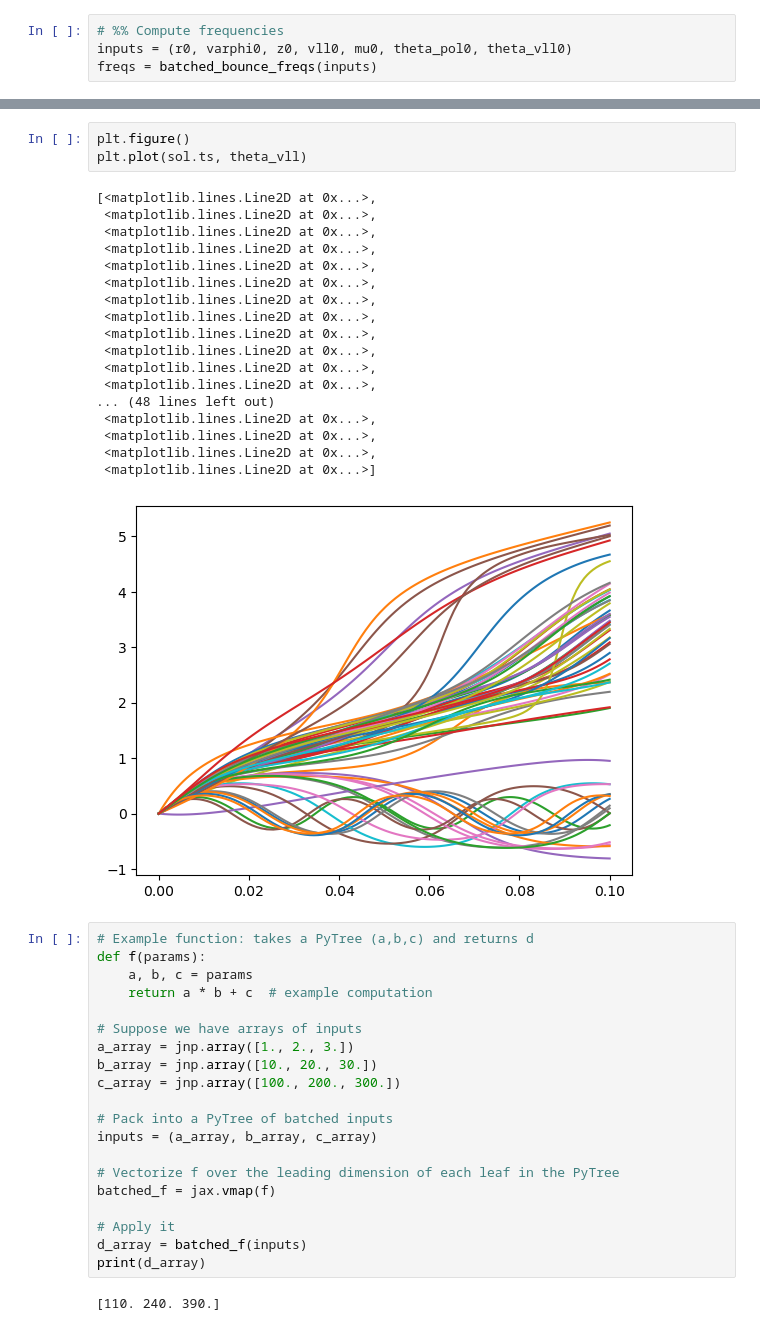
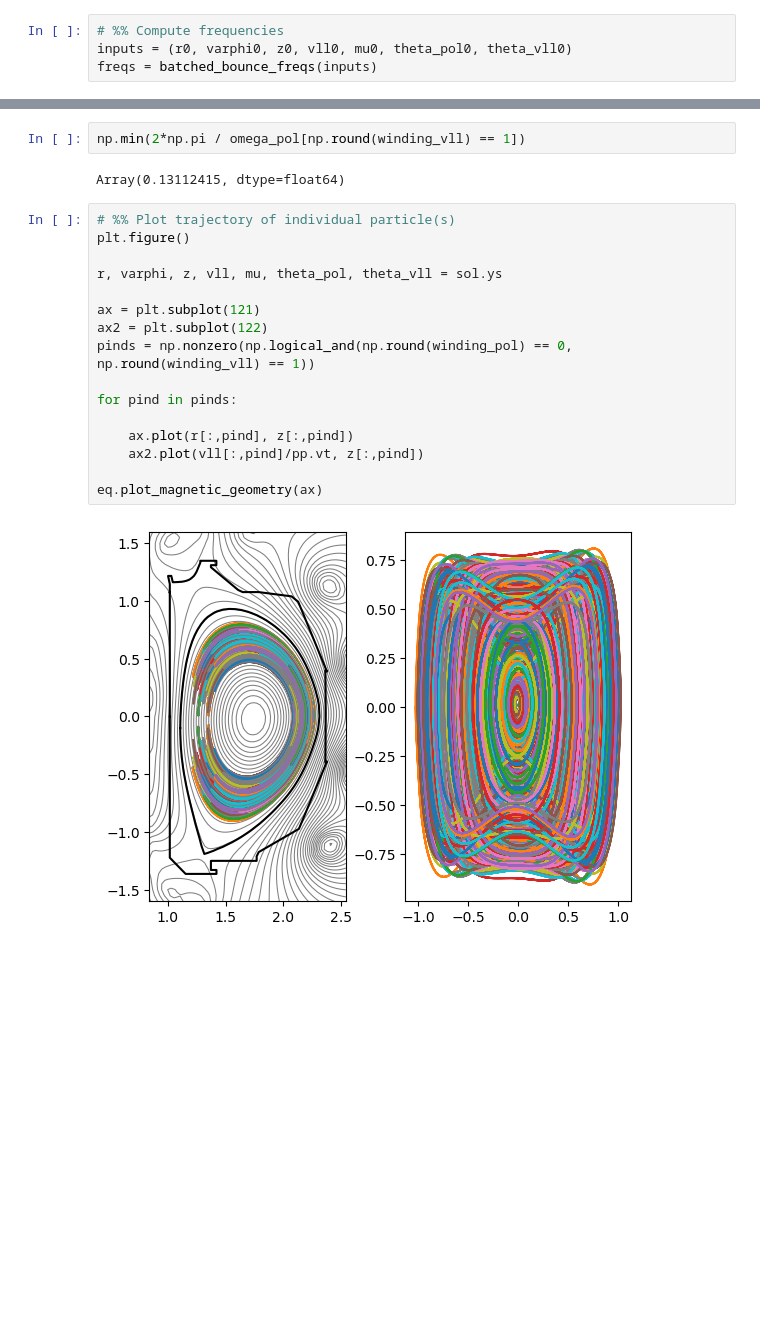
Before and after one commit to Maplenormandy/c1lgkt-jax, a Jupyter notebook: bin/diffrax_scratch.ipynb, the cells around one changed output, grey strips where cells are left out. Cells and saved outputs as stored; diff of their text form; blank space fills up the shorter version.

Commit message:
Clean implementation of GeometryHandler

```diff
--- a/bin/diffrax_scratch.ipynb
+++ b/bin/diffrax_scratch.ipynb
@@ -171,44 +179,22 @@ plt.quiver(r0[filter], vll0[filter], omega_tor[filter] / jnp.std(omega_tor[filte
-# %%
-plt.figure()
-plt.plot(sol.ts, theta_vll)
-# %% [output]
-[<matplotlib.lines.Line2D at 0x...>,
- <matplotlib.lines.Line2D at 0x...>,
- <matplotlib.lines.Line2D at 0x...>,
- <matplotlib.lines.Line2D at 0x...>,
- <matplotlib.lines.Line2D at 0x...>,
- <matplotlib.lines.Line2D at 0x...>,
- <matplotlib.lines.Line2D at 0x...>,
- <matplotlib.lines.Line2D at 0x...>,
- <matplotlib.lines.Line2D at 0x...>,
- <matplotlib.lines.Line2D at 0x...>,
- <matplotlib.lines.Line2D at 0x...>,
- <matplotlib.lines.Line2D at 0x...>,
-... (48 lines left out)
- <matplotlib.lines.Line2D at 0x...>,
- <matplotlib.lines.Line2D at 0x...>,
- <matplotlib.lines.Line2D at 0x...>,
- <matplotlib.lines.Line2D at 0x...>]
-[figure, removed]
-# %%
-# Example function: takes a PyTree (a,b,c) and returns d
-def f(params):
-    a, b, c = params
-    return a * b + c  # example computation
-
-# Suppose we have arrays of inputs
-a_array = jnp.array([1., 2., 3.])
-b_array = jnp.array([10., 20., 30.])
-c_array = jnp.array([100., 200., 300.])
-
-# Pack into a PyTree of batched inputs
-inputs = (a_array, b_array, c_array)
-
-# Vectorize f over the leading dimension of each leaf in the PyTree
-batched_f = jax.vmap(f)
-
-# Apply it
-d_array = batched_f(inputs)
-print(d_array)
-# %% [output]
-[110. 240. 390.]
+# %%
+np.min(2*np.pi / omega_pol[np.round(winding_vll) == 1])
+# %% [output]
+Array(0.13112415, dtype=float64)
+# %%
+# %% Plot trajectory of individual particle(s)
+plt.figure()
+
+r, varphi, z, vll, mu, theta_pol, theta_vll = sol.ys
+
+ax = plt.subplot(121)
+ax2 = plt.subplot(122)
+pinds = np.nonzero(np.logical_and(np.round(winding_pol) == 0, np.round(winding_vll) == 1))
+
+for pind in pinds:
+
+    ax.plot(r[:,pind], z[:,pind])
+    ax2.plot(vll[:,pind]/pp.vt, z[:,pind])
+
+eq.plot_magnetic_geometry(ax)
+# %% [output]
+[figure, added]
```
Also changed, not shown: parts of 10 cells of this notebook, 6 other files.
